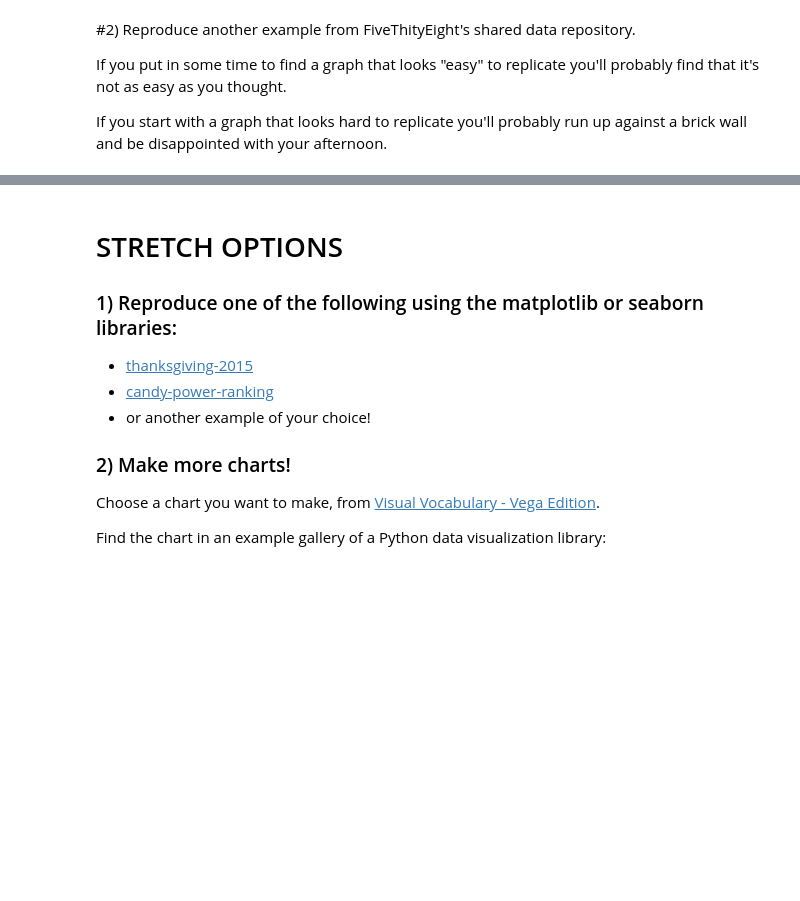
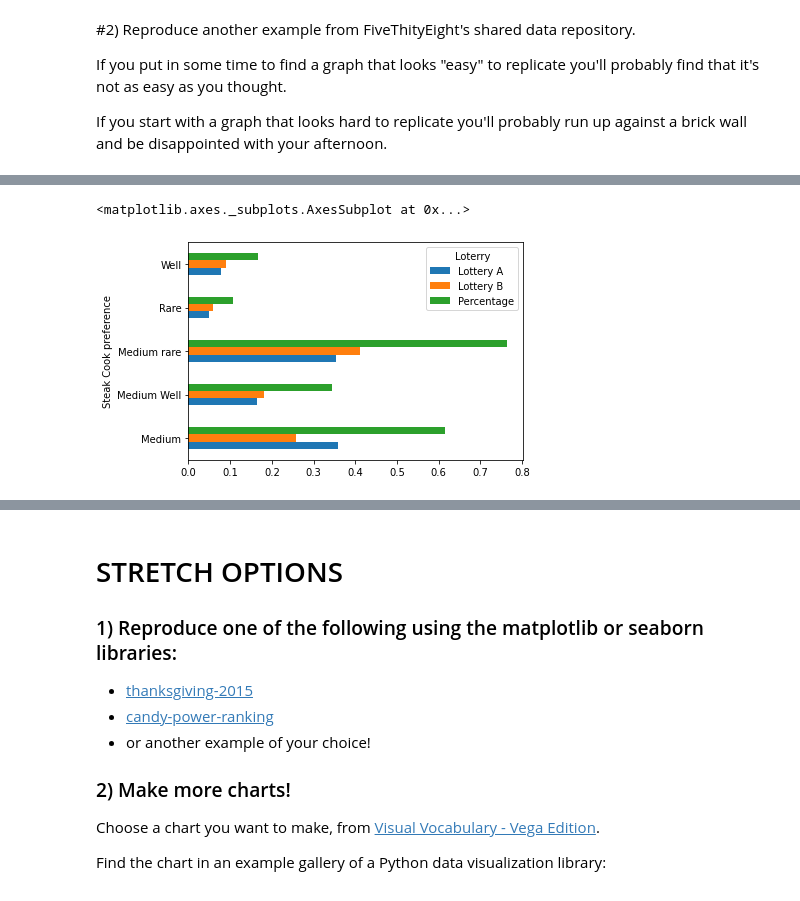
Before and after one commit to yestrella14/DS-Unit-1-Sprint-1-Data-Wrangling-and-Storytelling, a Jupyter notebook: LS_DS_114_Make_Explanatory_Visualizations_Assignment.ipynb, the cells around one changed output, grey strips where cells are left out. Drawn from its saved outputs; the diff is of its cells as text; code cells hidden in the pictures; blank space fills up the shorter version.

```diff
--- a/LS_DS_114_Make_Explanatory_Visualizations_Assignment.ipynb
+++ b/LS_DS_114_Make_Explanatory_Visualizations_Assignment.ipynb
@@ -122,0 +278,5 @@ If you start with a graph that looks hard to replicate you'll probably run up ag
+# %%
+#Lets fill index 499 with Yes under Eat steak
+eatsteak4['Eat Steak'][499] = 'Yes'
+test_df = eatsteak4[condition3]
+test_df.tail()
@@ -122,0 +324,4 @@ If you start with a graph that looks hard to replicate you'll probably run up ag
+# %%
+eatsteak4['Eat Steak'][239] = 'Yes'
+test_df2 = eatsteak4[condition4]
+test_df2.head(50)
@@ -122,0 +379,4 @@ If you start with a graph that looks hard to replicate you'll probably run up ag
+# %%
+#Create a crosstab
+crosstab1 = pd.crosstab(eatsteak4['Steak Cook preference'], eatsteak4['Loterry'], normalize='columns')
+crosstab1
@@ -122,0 +391,3 @@ If you start with a graph that looks hard to replicate you'll probably run up ag
+# %%
+crosstab1['Percentage'] = crosstab1['Lottery A'] + crosstab1['Lottery B']
+crosstab1
@@ -122,0 +414,5 @@ If you start with a graph that looks hard to replicate you'll probably run up ag
+# %%
+crosstab1.plot(kind='barh')
+# %% [output]
+<matplotlib.axes._subplots.AxesSubplot at 0x...>
+[figure, added]
```
Also changed, not shown: parts of 33 cells of this notebook.
